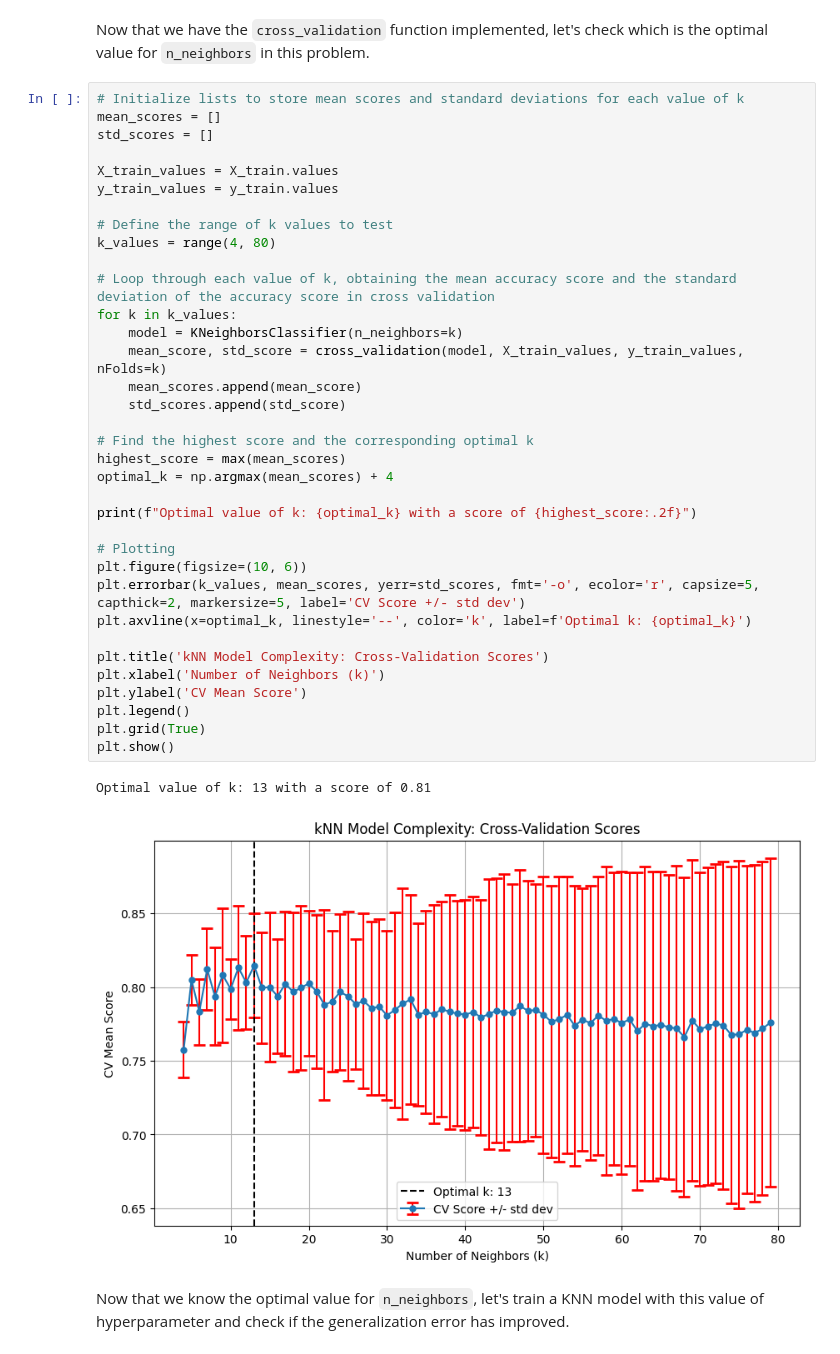
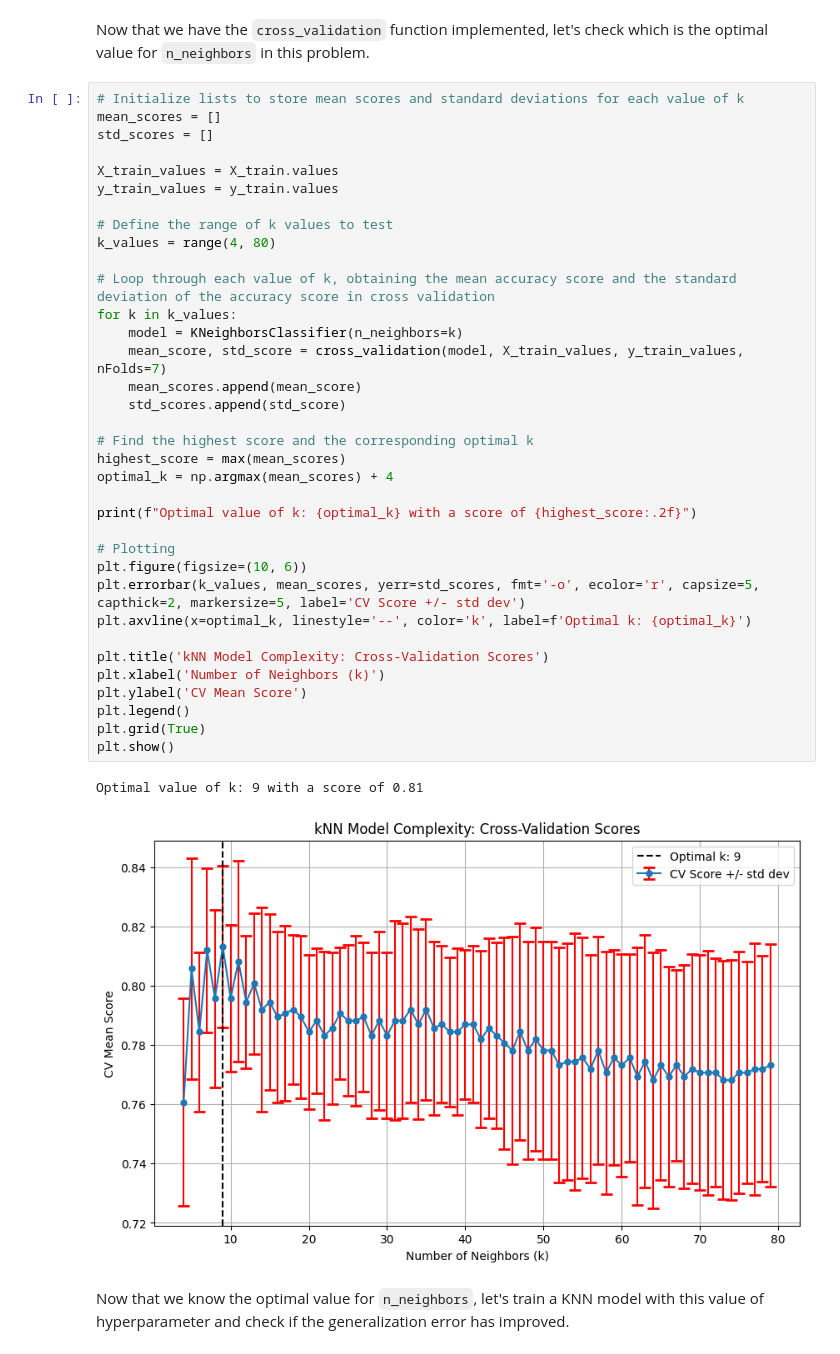
Before and after one commit to ICAI-IMAT-ML/p2-6-juanmoraga05, a Jupyter notebook: notebook/Lab2_6_CV.ipynb, the cells around one changed output. Cells and saved outputs as stored; diff of their text form.

```diff
--- a/notebook/Lab2_6_CV.ipynb
+++ b/notebook/Lab2_6_CV.ipynb
@@ -114,36 +114,36 @@ std_scores = []
 X_train_values = X_train.values
 y_train_values = y_train.values
 
 # Define the range of k values to test
 k_values = range(4, 80)
 
 # Loop through each value of k, obtaining the mean accuracy score and the standard deviation of the accuracy score in cross validation
 for k in k_values:
     model = KNeighborsClassifier(n_neighbors=k)
-    mean_score, std_score = cross_validation(model, X_train_values, y_train_values, nFolds=k)
+    mean_score, std_score = cross_validation(model, X_train_values, y_train_values, nFolds=7)
     mean_scores.append(mean_score)
     std_scores.append(std_score)
 
 # Find the highest score and the corresponding optimal k
 highest_score = max(mean_scores)
 optimal_k = np.argmax(mean_scores) + 4
 
 print(f"Optimal value of k: {optimal_k} with a score of {highest_score:.2f}")
 
 # Plotting
 plt.figure(figsize=(10, 6))
 plt.errorbar(k_values, mean_scores, yerr=std_scores, fmt='-o', ecolor='r', capsize=5, capthick=2, markersize=5, label='CV Score +/- std dev')
 plt.axvline(x=optimal_k, linestyle='--', color='k', label=f'Optimal k: {optimal_k}')
 
 plt.title('kNN Model Complexity: Cross-Validation Scores')
 plt.xlabel('Number of Neighbors (k)')
 plt.ylabel('CV Mean Score')
 plt.legend()
 plt.grid(True)
 plt.show()
 # %% [output]
-Optimal value of k: 13 with a score of 0.81
+Optimal value of k: 9 with a score of 0.81
-[figure, old version]
+[figure, new version]
 # %% [markdown]
 Now that we know the optimal value for `n_neighbors`, let's train a KNN model with this value of hyperparameter and check if the generalization error has improved.
 # %%
```
Also changed, not shown: parts of 3 cells of this notebook.
